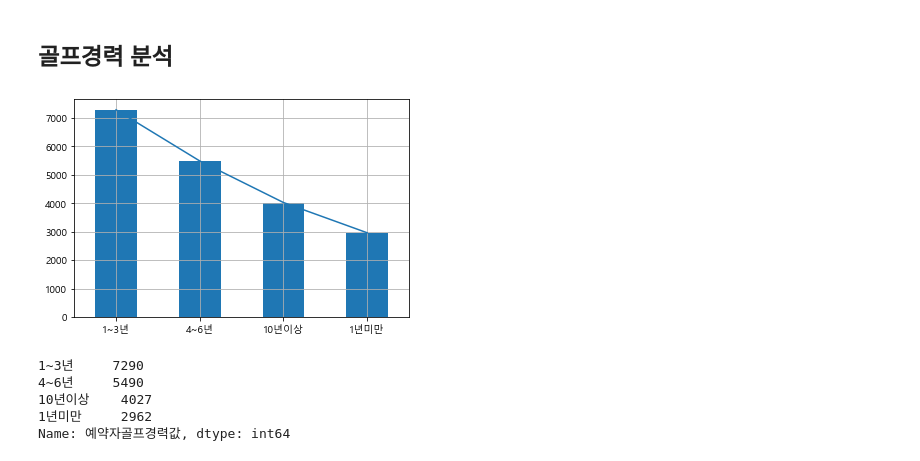
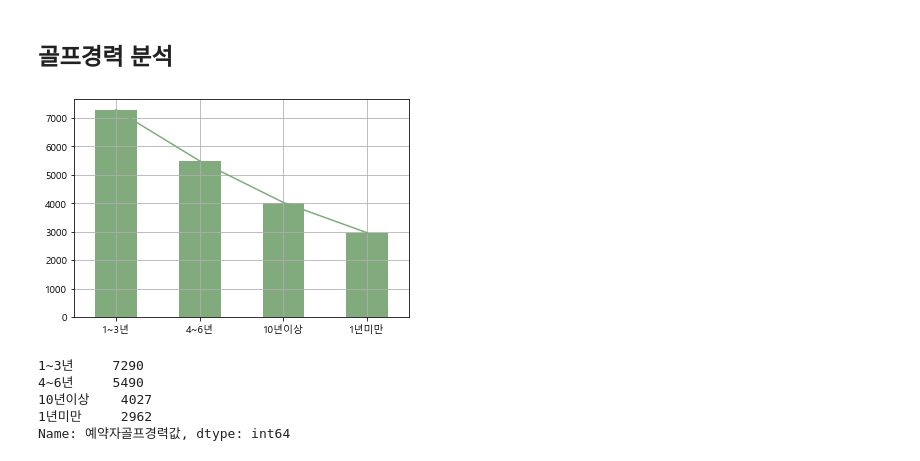
Before and after one commit to minwooking/Next_Ez_Training, a Jupyter notebook: golt8_계절,월,경력분석,단골.ipynb, the cells around one changed output. Saved outputs shown, nothing was run; the diff lists cells and outputs as text; code cells hidden in the pictures.

```diff
--- a/golt8_계절,월,경력분석,단골.ipynb
+++ b/golt8_계절,월,경력분석,단골.ipynb
@@ -173,11 +173,11 @@ df
 # %% [markdown]
 ## 골프경력 분석
 # %%
-df.예약자골프경력값.value_counts().plot.bar()
-df.예약자골프경력값.value_counts().plot()
+df.예약자골프경력값.value_counts().plot.bar(color='#81AB7D')
+df.예약자골프경력값.value_counts().plot(color='#81AB7D')
 plt.grid()
 # %% [output]
-[figure, old version]
+[figure, new version]
 # %%
 df.예약자골프경력값.value_counts()
 # %% [output]
```
Also changed, not shown: parts of 37 cells of this notebook, 1 other file.
